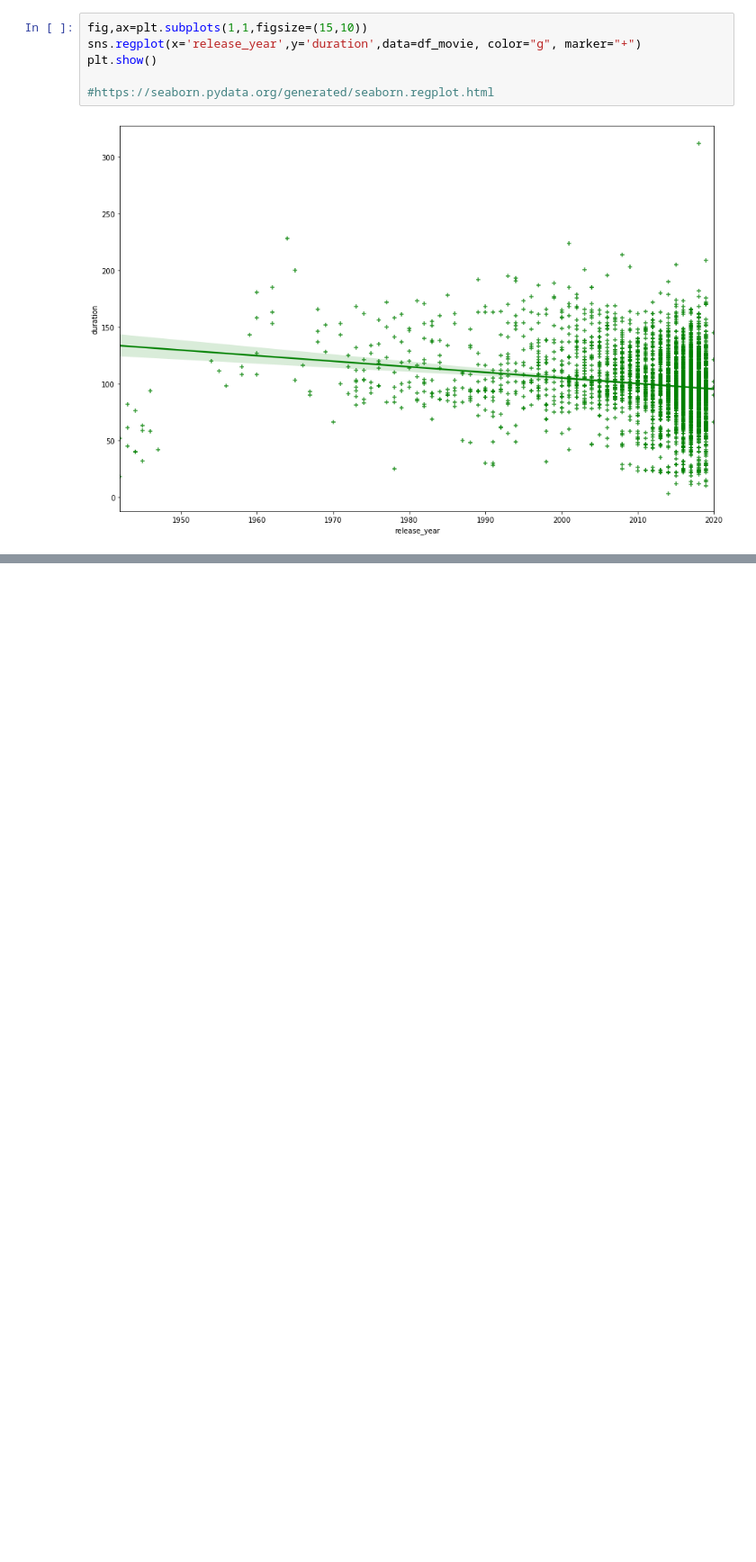
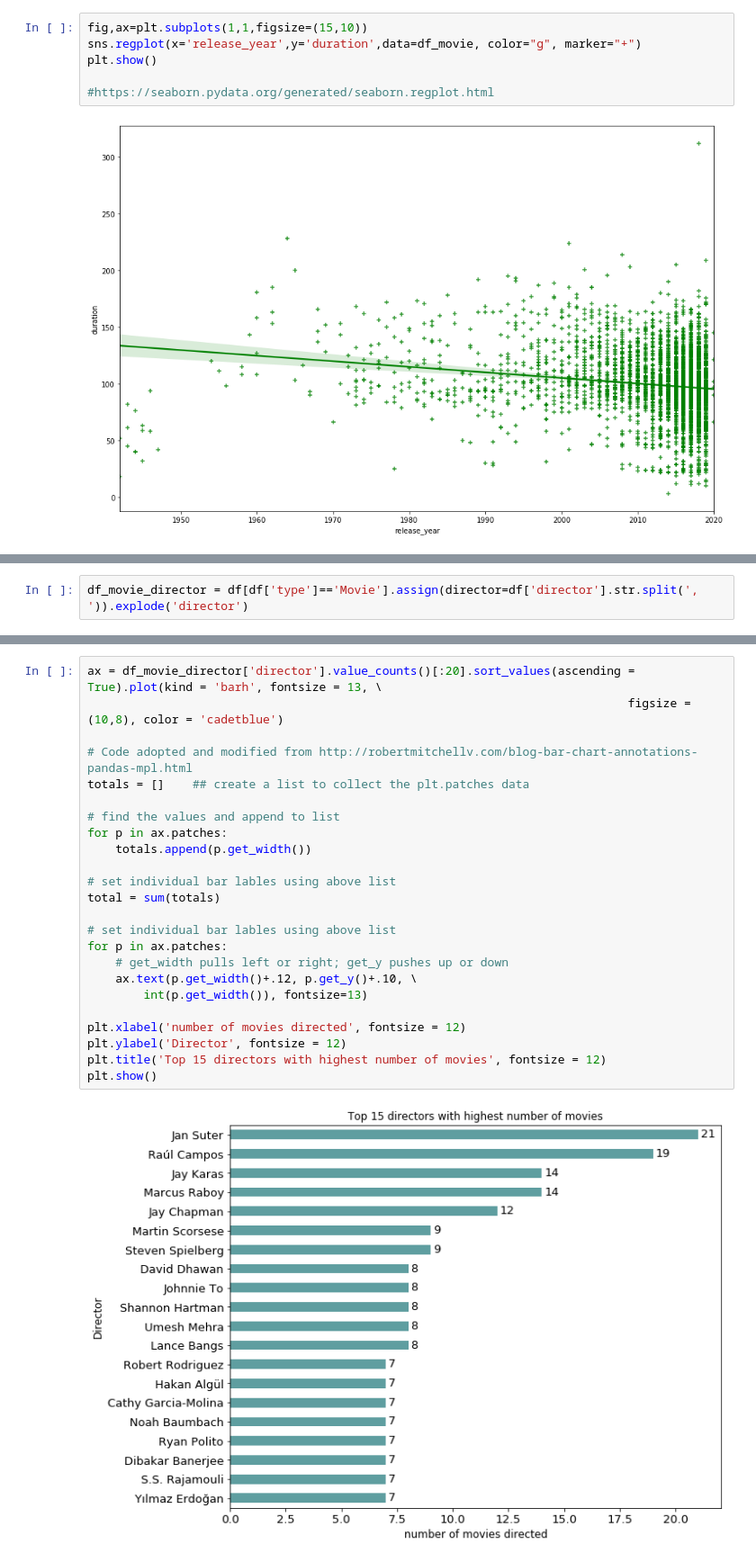
Before and after one commit to itssaifulhasan/netflix_data_analysis, a Jupyter notebook: code/netflix.ipynb, the cells around one changed output, grey strips where cells are left out. Shown at 90% size. Cells and saved outputs as stored; diff of their text form; blank space fills up the shorter version.

```diff
--- a/code/netflix.ipynb
+++ b/code/netflix.ipynb
@@ -389,2 +390,4 @@ ax =sns.lineplot(data=df_movie, x='release_year', y="duration")
 # %% [output]
 [figure]
+# %%
+df_movie_director = df[df['type']=='Movie'].assign(director=df['director'].str.split(', ')).explode('director')
@@ -390,0 +418,26 @@ ax =sns.lineplot(data=df_movie, x='release_year', y="duration")
+# %%
+ax = df_movie_director['director'].value_counts()[:20].sort_values(ascending = True).plot(kind = 'barh', fontsize = 13, \
+                                                                             figsize = (10,8), color = 'cadetblue')
+
+# Code adopted and modified from http://robertmitchellv.com/blog-bar-chart-annotations-pandas-mpl.html
+totals = []    ## create a list to collect the plt.patches data
+
+# find the values and append to list
+for p in ax.patches:
+    totals.append(p.get_width())
+
+# set individual bar lables using above list
+total = sum(totals)
+
+# set individual bar lables using above list
+for p in ax.patches:
+    # get_width pulls left or right; get_y pushes up or down
+    ax.text(p.get_width()+.12, p.get_y()+.10, \
+        int(p.get_width()), fontsize=13)
+
+plt.xlabel('number of movies directed', fontsize = 12)
+plt.ylabel('Director', fontsize = 12)
+plt.title('Top 15 directors with highest number of movies', fontsize = 12)
+plt.show()
+# %% [output]
+[figure, added]
```
Also changed, not shown: parts of 3 cells of this notebook.
